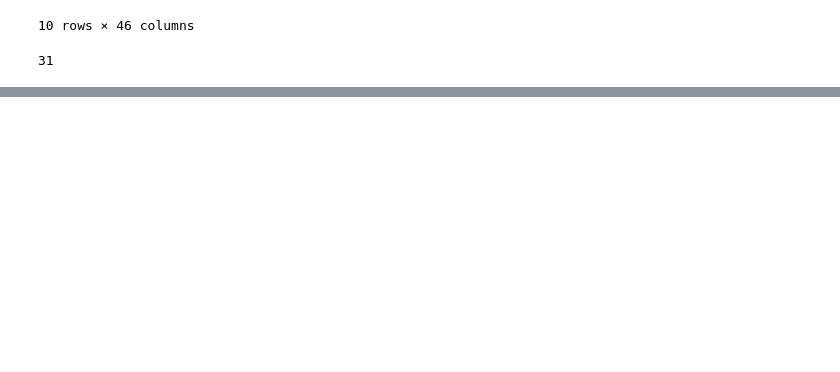
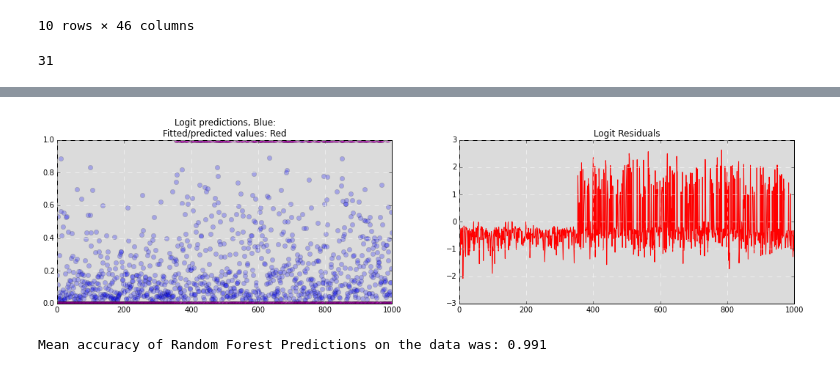
Before and after one commit to namebrandon/HIV, a Jupyter notebook: Encoding AA Frequency - New Feature Columns.ipynb, the cells around one changed output, grey strips where cells are left out. Cells and saved outputs as stored; diff of their text form; code cells hidden in the pictures; blank space fills up the shorter version.

Commit message:
Fixed logit error, added randomforestclassifier

```diff
--- a/Encoding AA Frequency - New Feature Columns.ipynb
+++ b/Encoding AA Frequency - New Feature Columns.ipynb
@@ -94,7 +99,12 @@ df.head(10)
 | 9 | 10 | 0 | CCTCAAATCACTCTTTGGCAACGACCCCTCGTC... | CCCATTAGTCCTATTGAAACTGTACCAGTAAAA... | 4.1 | 184 | 36.363636 | 16.161616 | 0 | 0 | ... | ... |
 10 rows × 46 columns
 # %%
-formula = 'Resp ~ Q("CD4-t0") + Q("VL-t0") + PR_A + PR_C + PR_D + PR_E + PR_F + PR_G + PR_H + PR_I + PR_K + PR_L + PR_M + PR_N + PR_P + PR_Q + PR_R + PR_S + PR_T + PR_V + PR_W + PR_Y + RT_A + RT_C + RT_D + RT_E + RT_F + RT_G + RT_H + RT_I + RT_K + RT_L + RT_M + RT_N + RT_P + RT_Q + RT_R + RT_S + RT_T + RT_V + RT_W + RT_Y'
+#Original formula with all AA letters
+#formula = 'Resp ~ Q("CD4-t0") + Q("VL-t0") + PR_A + PR_C + PR_D + PR_E + PR_F + PR_G + PR_H + PR_I + PR_K + PR_L + PR_M + PR_N + PR_P + PR_Q + PR_R + PR_S + PR_T + PR_V + PR_W + PR_Y + RT_A + RT_C + RT_D + RT_E + RT_F + RT_G + RT_H + RT_I + RT_K + RT_L + RT_M + RT_N + RT_P + RT_Q + RT_R + RT_S + RT_T + RT_V + RT_W + RT_Y'
+
+#removing AA columns with all zeroes (E,F,I,L,P,Q for RT and PR)
+formula = 'Resp ~ Q("CD4-t0") + Q("VL-t0") + PR_A + PR_C + PR_D + PR_G + PR_H + PR_K + PR_M + PR_N + PR_R + PR_S + PR_T + PR_V + PR_W + PR_Y + RT_A + RT_C + RT_D + RT_G + RT_H + RT_K + RT_M + RT_N + RT_R + RT_S + RT_T + RT_V + RT_W + RT_Y'
+
 results = {}
 # %%
 y,x = dmatrices(formula, data=df, return_type='dataframe')
@@ -152,0 +151,35 @@ LinAlgError: Singular matrix
+# %%
+
+
+# Plot Predictions Vs Actual
+plt.figure(figsize(18,4));
+plt.subplot(121, axisbg="#DBDBDB")
+# generate predictions from our fitted model
+ypred = res.predict(x)
+plt.plot(x.index, ypred, 'bo', x.index, y, 'mo', alpha=.25);
+plt.grid(color='white', linestyle='dashed')
+plt.title('Logit predictions, Blue: \nFitted/predicted values: Red');
+
+# Residuals
+plt.subplot(122, axisbg="#DBDBDB")
+plt.plot(res.resid, 'r-')
+plt.grid(color='white', linestyle='dashed')
+plt.title('Logit Residuals');
+# %% [output]
+[figure, added]
+# %%
+# import the machine learning library that holds the randomforest
+import sklearn.ensemble as ske
+
+# Create the random forest model and fit the model to our training data
+y, x = dmatrices(formula, data=df, return_type='dataframe')
+
+#instantiate and fit our model
+#using np.ravel(y) as it complained when just passing y as it was a column vector, not 1d-array
+results_rf = ske.RandomForestClassifier(n_estimators=10).fit(x,np.ravel(y))
+
+# Score the results
+z = results_rf.score(x,y)
+print "Mean accuracy of Random Forest Predictions on the data was: " + str(z)
+# %% [output]
+Mean accuracy of Random Forest Predictions on the data was: 0.991
```
Also changed, not shown: parts of 6 cells of this notebook.
